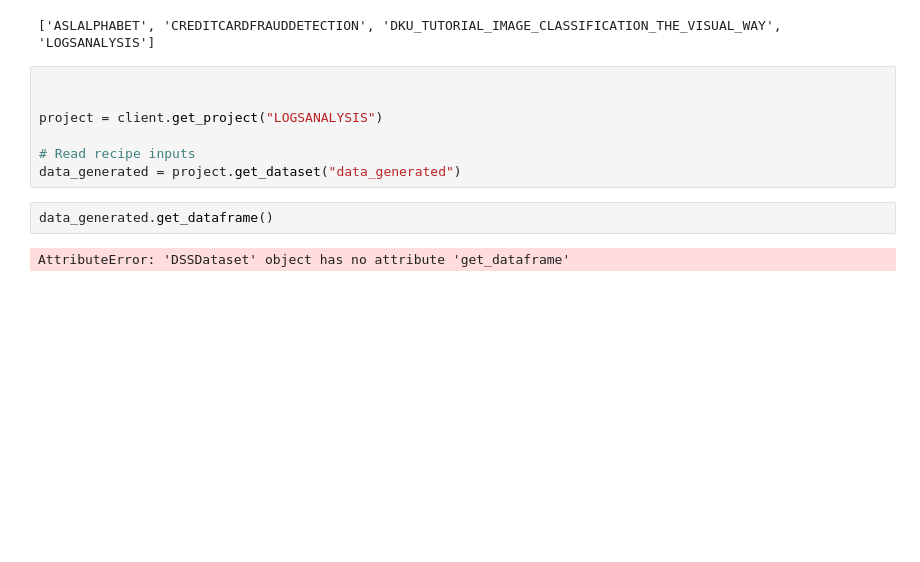
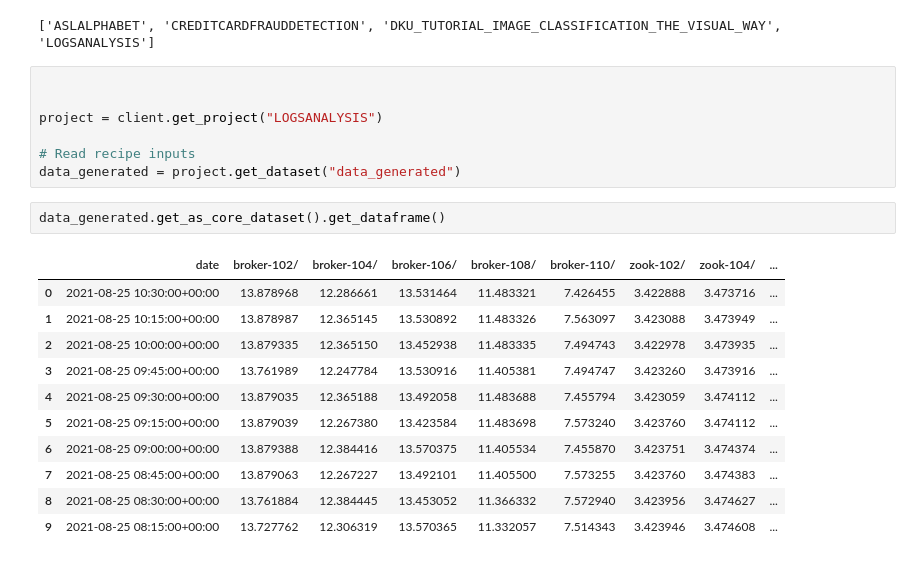
Before and after one commit to totogs/dataiku_test4, a Jupyter notebook: ipython_notebooks/notebook editor for compute_data_genrerated_prediction.ipynb, the cells around one changed output. Drawn from its saved outputs; the diff is of its cells as text; blank space fills up the shorter version.

Commit message:
Saved Jupyter notebook 'notebook editor for compute_data_genrerated_prediction'

```diff
--- a/ipython_notebooks/notebook editor for compute_data_genrerated_prediction.ipynb
+++ b/ipython_notebooks/notebook editor for compute_data_genrerated_prediction.ipynb
@@ -98,6 +98,16 @@ project = client.get_project("LOGSANALYSIS")
 # Read recipe inputs
 data_generated = project.get_dataset("data_generated")
 # %%
-data_generated.get_dataframe()
+data_generated.get_as_core_dataset().get_dataframe()
 # %% [output]
-AttributeError: 'DSSDataset' object has no attribute 'get_dataframe'
+|  | date | broker-102/ | broker-104/ | broker-106/ | broker-108/ | broker-110/ | zook-102/ | zook-104/ | ... |
+| 0 | 2021-08-25 10:30:00+00:00 | 13.878968 | 12.286661 | 13.531464 | 11.483321 | 7.426455 | 3.422888 | 3.473716 | ... |
+| 1 | 2021-08-25 10:15:00+00:00 | 13.878987 | 12.365145 | 13.530892 | 11.483326 | 7.563097 | 3.423088 | 3.473949 | ... |
+| 2 | 2021-08-25 10:00:00+00:00 | 13.879335 | 12.365150 | 13.452938 | 11.483335 | 7.494743 | 3.422978 | 3.473935 | ... |
+| 3 | 2021-08-25 09:45:00+00:00 | 13.761989 | 12.247784 | 13.530916 | 11.405381 | 7.494747 | 3.423260 | 3.473916 | ... |
+| 4 | 2021-08-25 09:30:00+00:00 | 13.879035 | 12.365188 | 13.492058 | 11.483688 | 7.455794 | 3.423059 | 3.474112 | ... |
+| 5 | 2021-08-25 09:15:00+00:00 | 13.879039 | 12.267380 | 13.423584 | 11.483698 | 7.573240 | 3.423760 | 3.474112 | ... |
+| 6 | 2021-08-25 09:00:00+00:00 | 13.879388 | 12.384416 | 13.570375 | 11.405534 | 7.455870 | 3.423751 | 3.474374 | ... |
+| 7 | 2021-08-25 08:45:00+00:00 | 13.879063 | 12.267227 | 13.492101 | 11.405500 | 7.573255 | 3.423760 | 3.474383 | ... |
+| 8 | 2021-08-25 08:30:00+00:00 | 13.761884 | 12.384445 | 13.453052 | 11.366332 | 7.572940 | 3.423956 | 3.474627 | ... |
+| 9 | 2021-08-25 08:15:00+00:00 | 13.727762 | 12.306319 | 13.570365 | 11.332057 | 7.514343 | 3.423946 | 3.474608 | ... |
```
